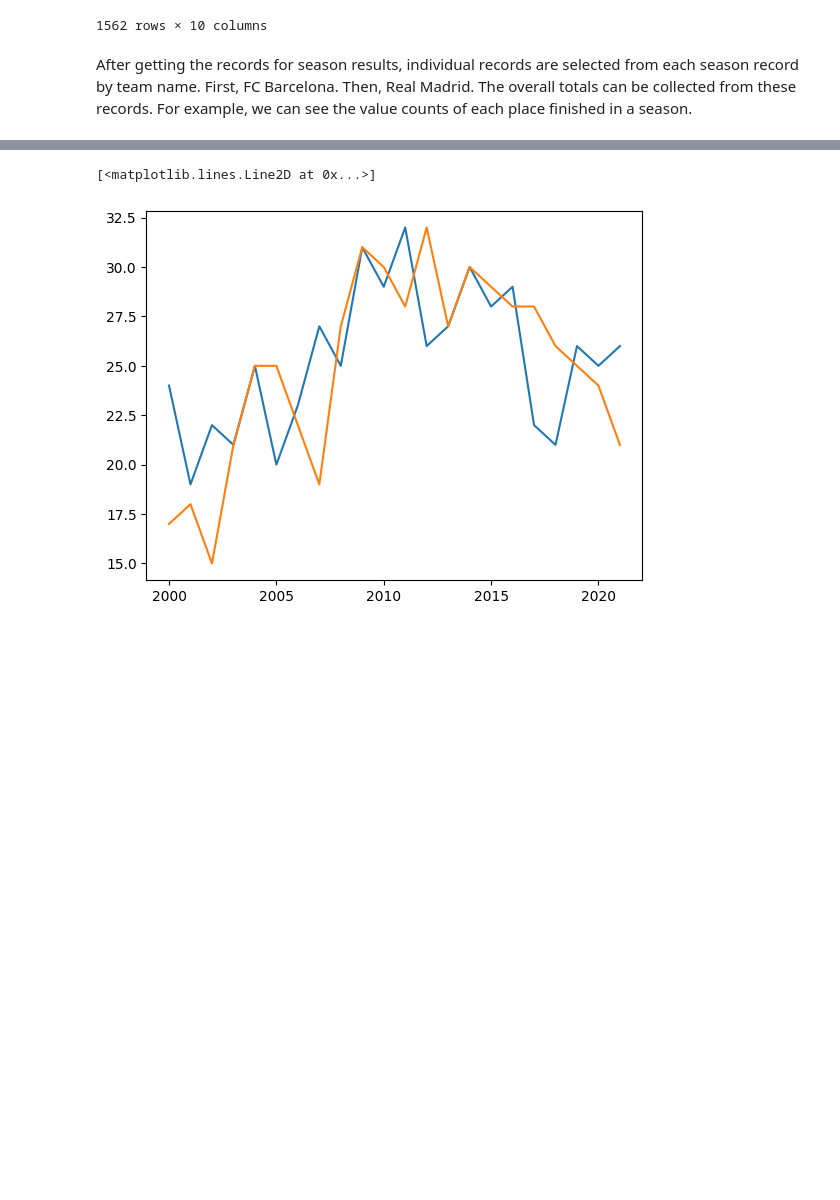
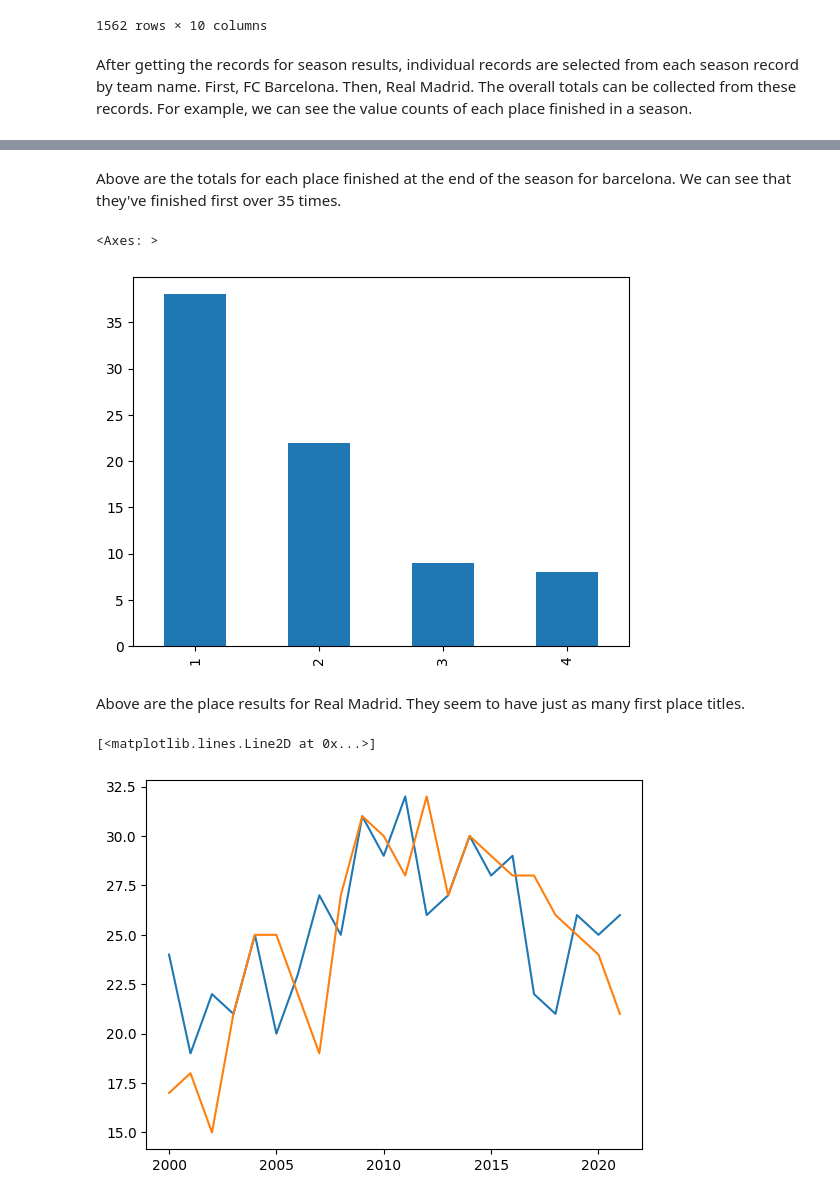
Before and after one commit to EvanDBush/soccer_rivalry_project, a Jupyter notebook: explore.ipynb, the cells around one changed output, grey strips where cells are left out. Drawn from its saved outputs; the diff is of its cells as text; code cells hidden in the pictures; blank space fills up the shorter version.

```diff
--- a/explore.ipynb
+++ b/explore.ipynb
@@ -54,3 +52,12 @@ AttributeError: 'numpy.int64' object has no attribute 'plot'
+# %% [markdown]
+Above are the totals for each place finished at the end of the season for barcelona. We can see that they've finished first over 35 times.
+# %%
+real_madrid_top_4.plot(kind='bar')
+# %% [output]
+<Axes: >
+[figure, added]
+# %% [markdown]
+Above are the place results for Real Madrid. They seem to have just as many first place titles.
 # %%
 barcelona_results_df = season_results_df[season_results_df['Team'] == 'FC Barcelona']
 recent_barcelona_results_df = barcelona_results_df[barcelona_results_df['Season'] >= 2000]
```
Also changed, not shown: parts of 1 cell of this notebook.
